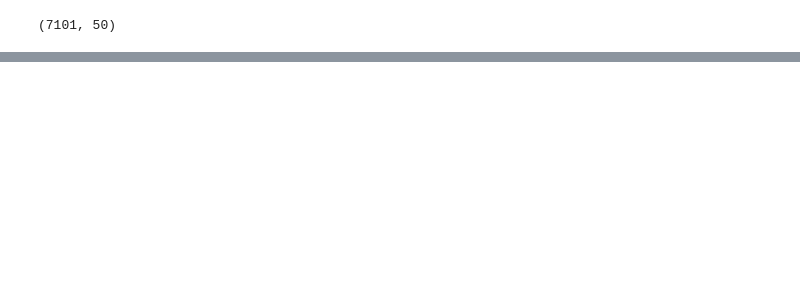
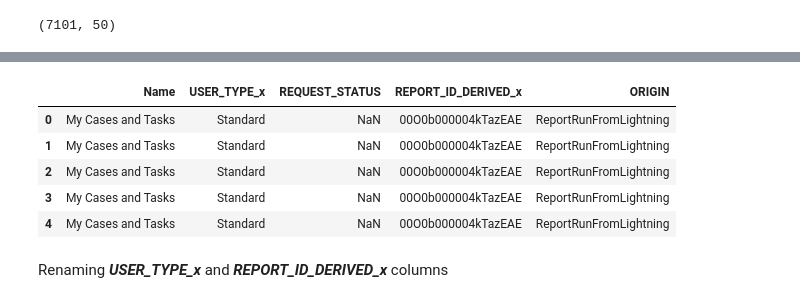
Before and after one commit to dell-splab/lightning-analysis, a Jupyter notebook: 1.4 What kind of users are running these reports.ipynb, the cells around one changed output, grey strips where cells are left out. Saved outputs shown, nothing was run; the diff lists cells and outputs as text; code cells hidden in the pictures; blank space fills up the shorter version.

```diff
--- a/1.4 What kind of users are running these reports.ipynb
+++ b/1.4 What kind of users are running these reports.ipynb
@@ -54,0 +108,33 @@ list(active_reports.columns)
+# %%
+active_and_problematic_reports = active_and_problematic_reports.drop(columns=[
+    'CreatedById', 'CreatedDate', 'Description', 'DeveloperName', 'FolderName',
+    'Format', 'Id', 'IsDeleted',
+    'LastModifiedById', 'LastModifiedDate', 'LastReferencedDate', 'LastRunDate', 'LastViewedDate',
+    'NamespacePrefix', 'OwnerId', 'ReportTypeApiName',
+    'SystemModstamp', 'EVENT_TYPE', 'TIMESTAMP',
+    'REQUEST_ID', 'ORGANIZATION_ID', 'USER_ID',
+    'RUN_TIME', 'CPU_TIME', 'URI',
+    'SESSION_KEY', 'LOGIN_KEY',
+    'DB_TOTAL_TIME', 'ENTITY_NAME',
+    'DISPLAY_TYPE', 'RENDERING_TYPE',
+    'REPORT_ID', 'ROW_COUNT',
+    'NUMBER_EXCEPTION_FILTERS', 'NUMBER_COLUMNS', 'AVERAGE_ROW_SIZE', 'SORT',
+    'DB_BLOCKS', 'DB_CPU_TIME',
+    'NUMBER_BUCKETS', 'TIMESTAMP_DERIVED', 'USER_ID_DERIVED',
+    'CLIENT_IP', 'URI_ID_DERIVED',
+    'IsActive',
+    'PAGE_URL', 'DURATION', 'EFFECTIVE_PAGE_TIME',
+    'REPORT_INFO_DERIVED', 'REPORT_TYPE_DERIVED',
+    'USER_TYPE_y', 'REPORT_ID_DERIVED_y'
+])
+# %%
+active_and_problematic_reports.head()
+# %% [output]
+|  | Name | USER_TYPE_x | REQUEST_STATUS | REPORT_ID_DERIVED_x | ORIGIN |
+| 0 | My Cases and Tasks | Standard | NaN | 00O0b000004kTazEAE | ReportRunFromLightning |
+| 1 | My Cases and Tasks | Standard | NaN | 00O0b000004kTazEAE | ReportRunFromLightning |
+| 2 | My Cases and Tasks | Standard | NaN | 00O0b000004kTazEAE | ReportRunFromLightning |
+| 3 | My Cases and Tasks | Standard | NaN | 00O0b000004kTazEAE | ReportRunFromLightning |
+| 4 | My Cases and Tasks | Standard | NaN | 00O0b000004kTazEAE | ReportRunFromLightning |
+# %% [markdown]
+Renaming ***USER_TYPE_x*** and ***REPORT_ID_DERIVED_x*** columns
```
Also changed, not shown: parts of 44 cells of this notebook.
